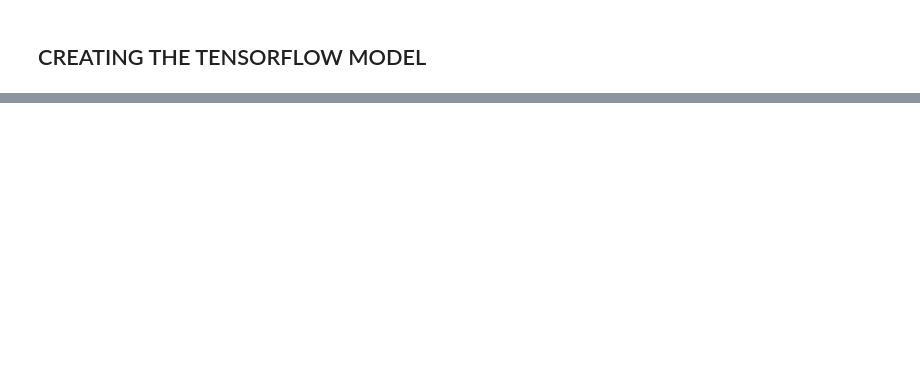
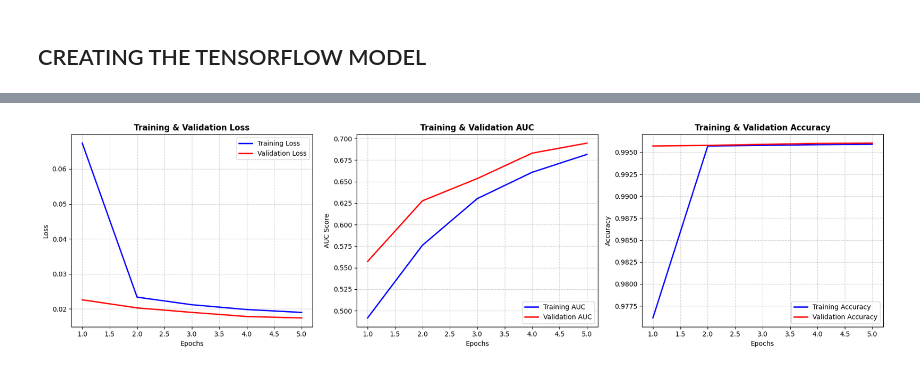
Before and after one commit to DeepanshuSharma1607/BirdCLEF-2026, a Jupyter notebook: bird-claasifier-comp.ipynb, the cells around one changed output, grey strips where cells are left out. Saved outputs shown, nothing was run; the diff lists cells and outputs as text; code cells hidden in the pictures; blank space fills up the shorter version.

```diff
--- a/bird-claasifier-comp.ipynb
+++ b/bird-claasifier-comp.ipynb
@@ -446,5 +546,10 @@ Model: "sequential_3"
 # %%
-model.compile(optimizer='adam',
-             loss='binary_crossentropy',
-             metrics=[tf.keras.metrics.AUC(name='auc') ,'accuracy'])
+model.compile(
+    optimizer=tf.keras.optimizers.Adam(learning_rate=1e-3),
+    loss='binary_crossentropy',
+    metrics=[
+        tf.keras.metrics.AUC(name='auc', multi_label=True),
+        tf.keras.metrics.BinaryAccuracy(name='accuracy')
+    ]
+)
 # %%
@@ -949,0 +604,9 @@ Submission successfully saved! Shape: (3, 235)
+# %%
+hist1 = model.fit(
+    train_loader,
+    initial_epoch=2,
+    epochs=5,
+    validation_data=test_loader,
+    callbacks=[callback]
+)
+model.save('/kaggle/working/bird_classifier_model_4.keras')
@@ -949,0 +620,59 @@ Submission successfully saved! Shape: (3, 235)
+# %%
+import matplotlib.pyplot as plt
+
+# ── 1. MERGE HISTORIES ──────────────────────────────────────────────────
+# Yeh step check karega ki agar hist Keras object hai toh uski .history dict utha le
+h1 = hist.history if hasattr(hist, 'history') else hist
+h2 = hist1.history if hasattr(hist1, 'history') else hist1
+
+# Dono histories ke metrics ko jod kar ek continuous list banana
+full_history = {}
+for key in h1.keys():
+    if key in h2:
+        full_history[key] = h1[key] + h2[key]
+    else:
+        full_history[key] = h1[key]
+
+epochs = range(1, len(full_history['loss']) + 1)
+
+# ── 2. PLOT THE GRAPHS ──────────────────────────────────────────────────
+plt.figure(figsize=(18, 5))
+
+# Plot A: Loss Graph
+plt.subplot(1, 3, 1)
+plt.plot(epochs, full_history['loss'], 'b-', label='Training Loss', linewidth=2)
+if 'val_loss' in full_history:
+    plt.plot(epochs, full_history['val_loss'], 'r-', label='Validation Loss', linewidth=2)
+plt.title('Training & Validation Loss', fontsize=12, fontweight='bold')
+plt.xlabel('Epochs', fontsize=10)
+plt.ylabel('Loss', fontsize=10)
+plt.legend(loc='upper right')
+plt.grid(True, linestyle='--', alpha=0.6)
+
+# Plot B: AUC Graph (BirdCLEF ka Asli Meter)
+plt.subplot(1, 3, 2)
+if 'auc' in full_history:
+    plt.plot(epochs, full_history['auc'], 'b-', label='Training AUC', linewidth=2)
+if 'val_auc' in full_history:
+    plt.plot(epochs, full_history['val_auc'], 'r-', label='Validation AUC', linewidth=2)
+plt.title('Training & Validation AUC', fontsize=12, fontweight='bold')
+plt.xlabel('Epochs', fontsize=10)
+plt.ylabel('AUC Score', fontsize=10)
+plt.legend(loc='lower right')
+plt.grid(True, linestyle='--', alpha=0.6)
+
+# Plot C: Accuracy Graph
+plt.subplot(1, 3, 3)
+plt.plot(epochs, full_history['accuracy'], 'b-', label='Training Accuracy', linewidth=2)
+if 'val_accuracy' in full_history:
+    plt.plot(epochs, full_history['val_accuracy'], 'r-', label='Validation Accuracy', linewidth=2)
+plt.title('Training & Validation Accuracy', fontsize=12, fontweight='bold')
+plt.xlabel('Epochs', fontsize=10)
+plt.ylabel('Accuracy', fontsize=10)
+plt.legend(loc='lower right')
+plt.grid(True, linestyle='--', alpha=0.6)
+
+plt.tight_layout()
+plt.show()
+# %% [output]
+[figure, added]
```
Also changed, not shown: parts of 34 cells of this notebook.
